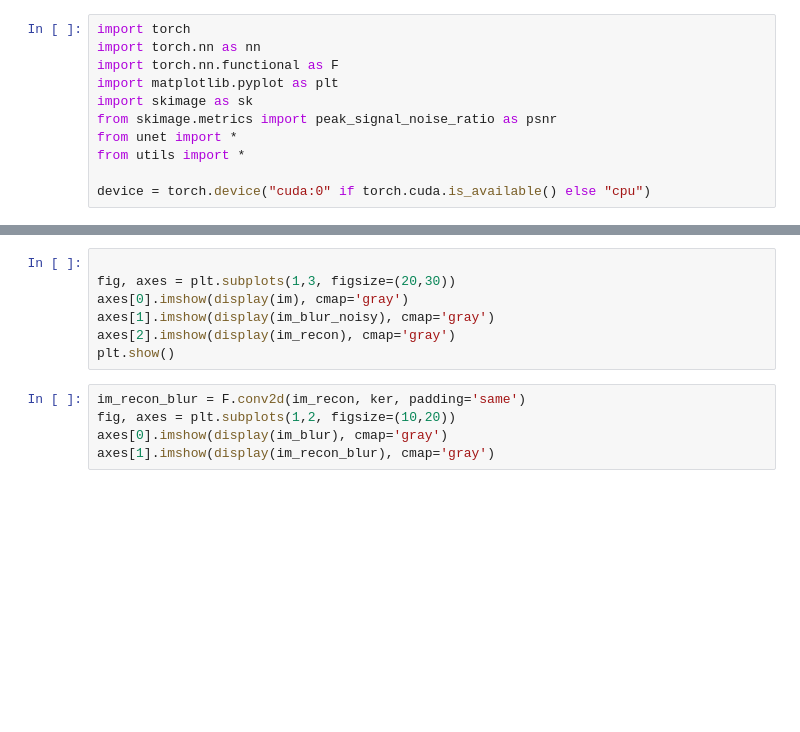
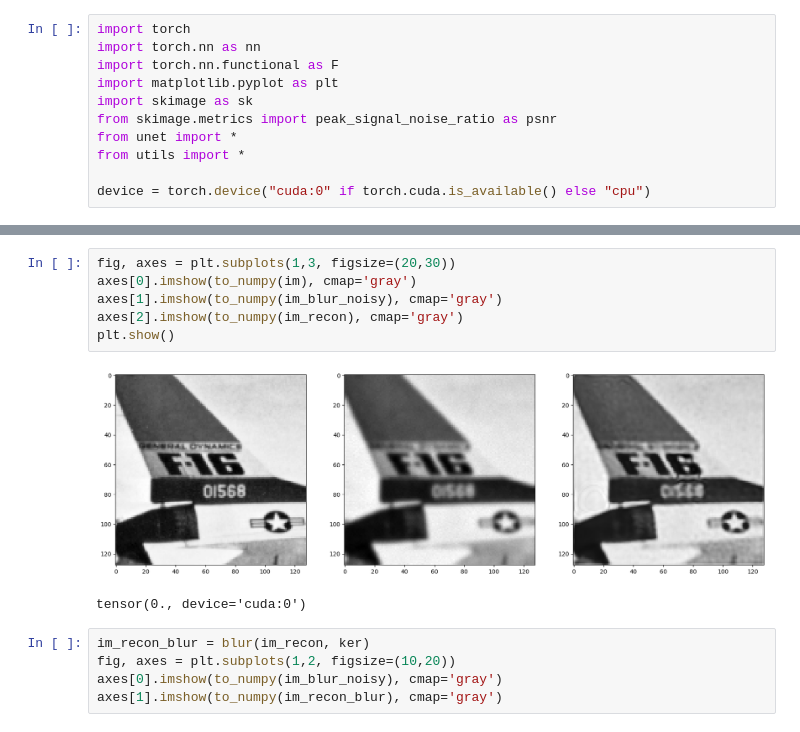
Before and after one commit to LudoRey/dip-deblur, a Jupyter notebook: proj.ipynb, the cells around one changed output, grey strips where cells are left out. Saved outputs shown, nothing was run; the diff lists cells and outputs as text; blank space fills up the shorter version.

```diff
--- a/proj.ipynb
+++ b/proj.ipynb
@@ -68,12 +98,14 @@ for i_epoch in range(nb_epoch):
 # %%
-
 fig, axes = plt.subplots(1,3, figsize=(20,30))
-axes[0].imshow(display(im), cmap='gray')
-axes[1].imshow(display(im_blur_noisy), cmap='gray')
-axes[2].imshow(display(im_recon), cmap='gray')
+axes[0].imshow(to_numpy(im), cmap='gray')
+axes[1].imshow(to_numpy(im_blur_noisy), cmap='gray')
+axes[2].imshow(to_numpy(im_recon), cmap='gray')
 plt.show()
+# %% [output]
+[figure, added]
+tensor(0., device='cuda:0')
 # %%
-im_recon_blur = F.conv2d(im_recon, ker, padding='same')
+im_recon_blur = blur(im_recon, ker)
 fig, axes = plt.subplots(1,2, figsize=(10,20))
-axes[0].imshow(display(im_blur), cmap='gray')
-axes[1].imshow(display(im_recon_blur), cmap='gray')
+axes[0].imshow(to_numpy(im_blur_noisy), cmap='gray')
+axes[1].imshow(to_numpy(im_recon_blur), cmap='gray')
```
Also changed, not shown: parts of 5 cells of this notebook.
